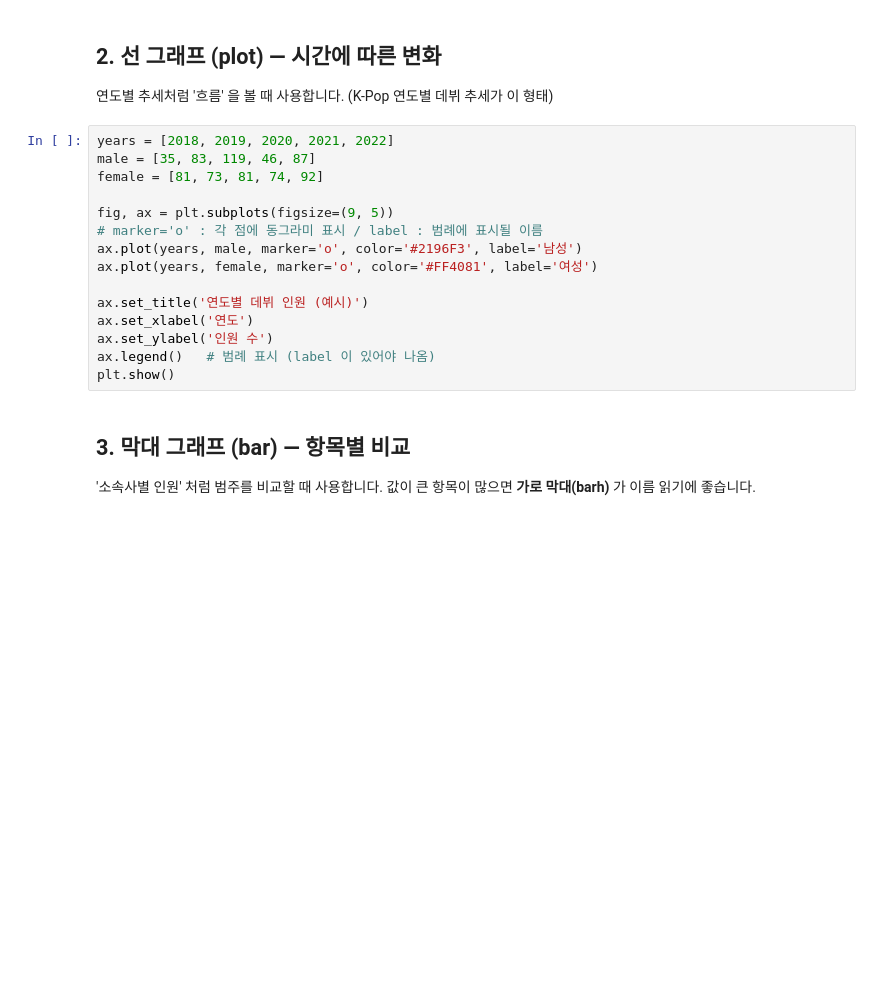
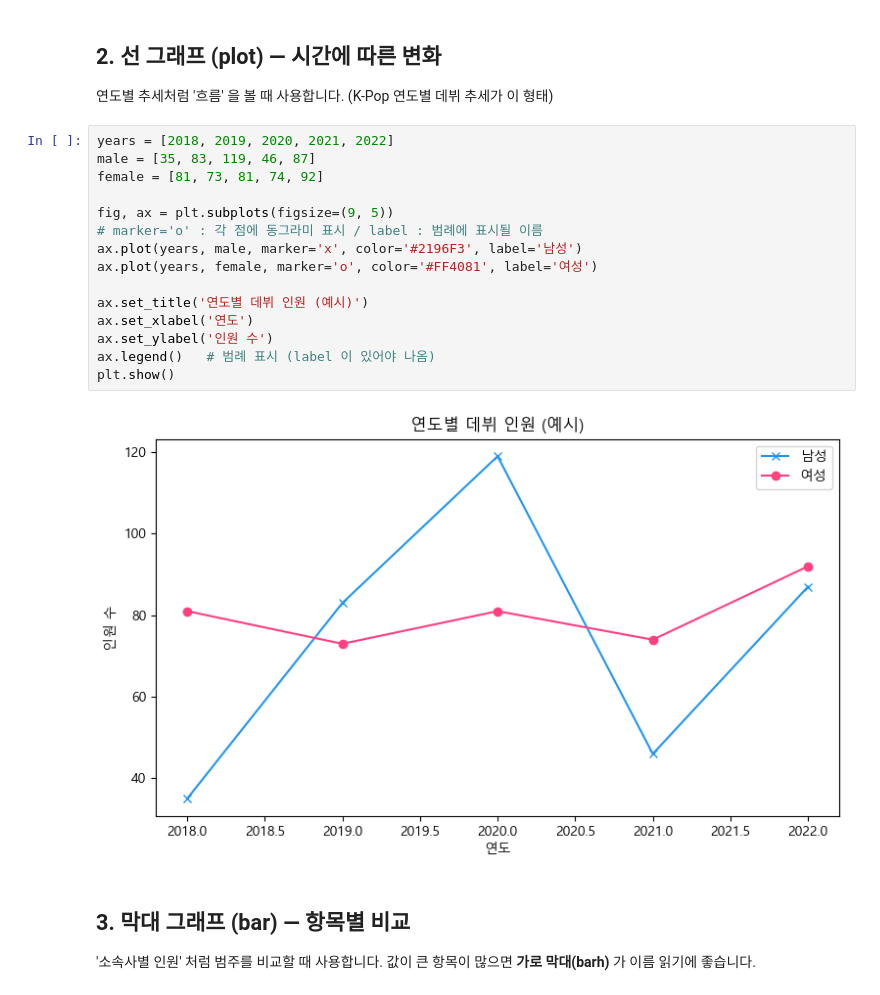
Before and after one commit to jero-06/Python_WebScrapting_DataAnalsis, a Jupyter notebook: python_basic/06python_basic_시각화matplotlib.ipynb, the cells around one changed output. Saved outputs shown, nothing was run; the diff lists cells and outputs as text; blank space fills up the shorter version.

```diff
--- a/python_basic/06python_basic_시각화matplotlib.ipynb
+++ b/python_basic/06python_basic_시각화matplotlib.ipynb
@@ -50,18 +54,20 @@ plt.show()   # 그래프 표시
 # %%
 years = [2018, 2019, 2020, 2021, 2022]
 male = [35, 83, 119, 46, 87]
 female = [81, 73, 81, 74, 92]
 
 fig, ax = plt.subplots(figsize=(9, 5))
 # marker='o' : 각 점에 동그라미 표시 / label : 범례에 표시될 이름
-ax.plot(years, male, marker='o', color='#2196F3', label='남성')
+ax.plot(years, male, marker='x', color='#2196F3', label='남성')
 ax.plot(years, female, marker='o', color='#FF4081', label='여성')
 
 ax.set_title('연도별 데뷔 인원 (예시)')
 ax.set_xlabel('연도')
 ax.set_ylabel('인원 수')
 ax.legend()   # 범례 표시 (label 이 있어야 나옴)
 plt.show()
+# %% [output]
+[figure, added]
 # %% [markdown]
 ## 3. 막대 그래프 (bar) — 항목별 비교
 
```
Also changed, not shown: parts of 2 cells of this notebook.
